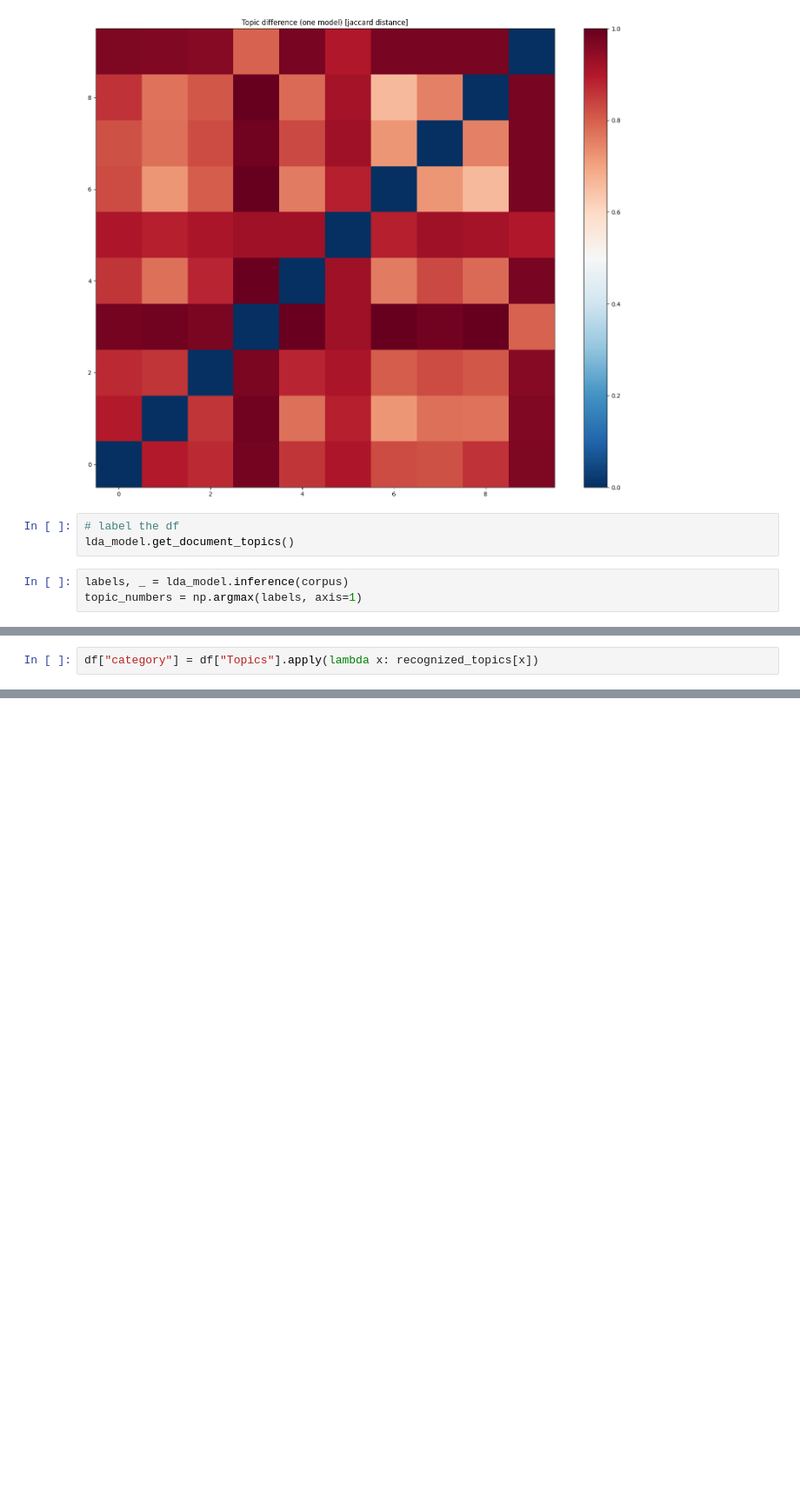
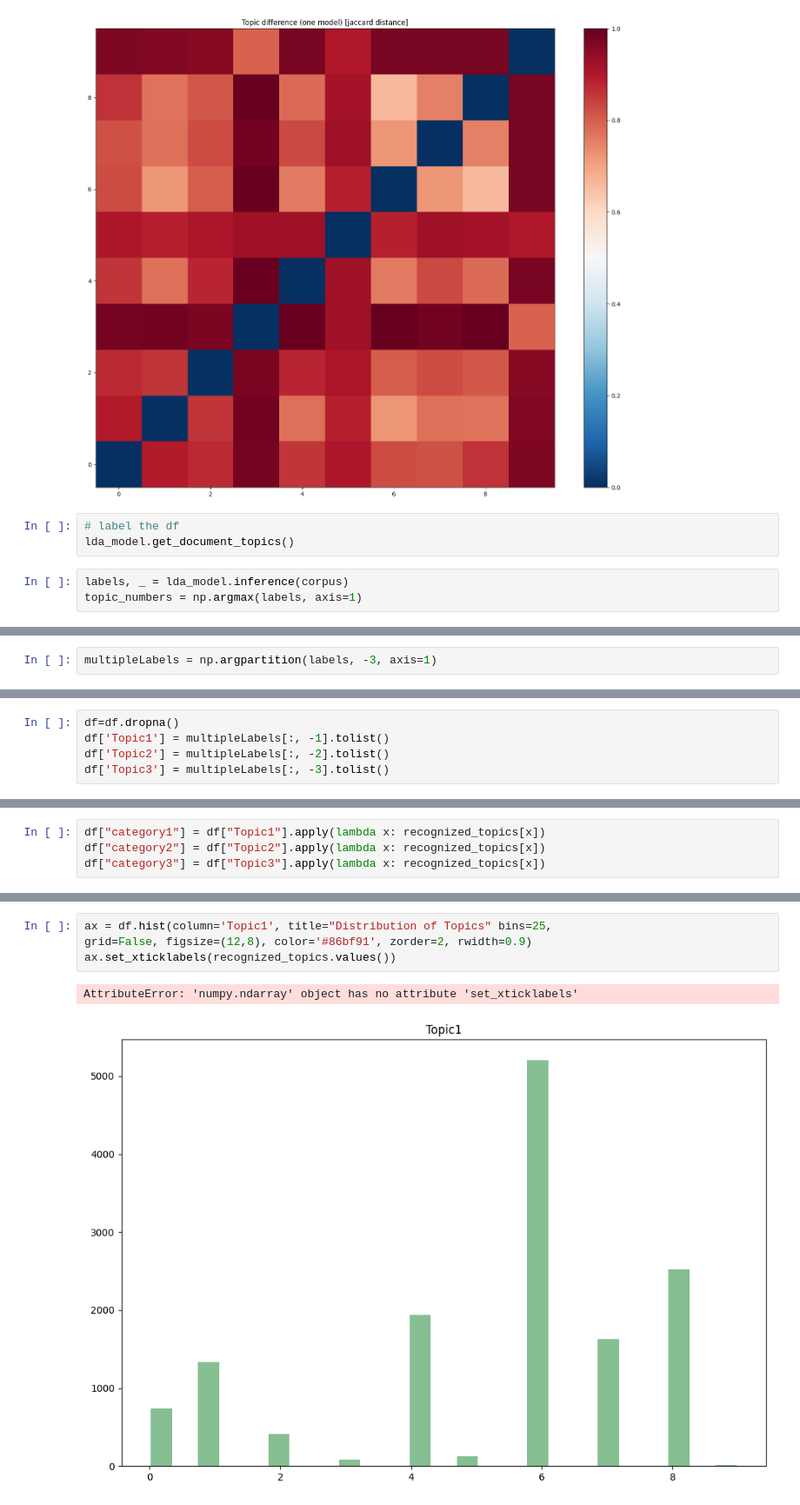
Before and after one commit to mojoee/03_UrbanDevelopmentTaiwan, a Jupyter notebook: LSAJOIN.ipynb, the cells around one changed output, grey strips where cells are left out. Shown at 87% size. Drawn from its saved outputs; the diff is of its cells as text; blank space fills up the shorter version.

```diff
--- a/LSAJOIN.ipynb
+++ b/LSAJOIN.ipynb
@@ -360,0 +362,2 @@ See the caveats in the documentation: https://pandas.pydata.org/pandas-docs/stab
+# %%
+multipleLabels = np.argpartition(labels, -3, axis=1)
@@ -361,3 +368,8 @@ See the caveats in the documentation: https://pandas.pydata.org/pandas-docs/stab
+# %%
+df=df.dropna()
+df['Topic1'] = multipleLabels[:, -1].tolist()
+df['Topic2'] = multipleLabels[:, -2].tolist()
+df['Topic3'] = multipleLabels[:, -3].tolist()
 # %%
 df.iloc[8]
 # %% [output]
@@ -380,3 +392 @@ Topics                                                               6
 Name: 9, dtype: object
-# %%
-df["category"] = df["Topics"].apply(lambda x: recognized_topics[x])
@@ -410 +393,5 @@ Name: 9, dtype: object
+# %%
+df["category1"] = df["Topic1"].apply(lambda x: recognized_topics[x])
+df["category2"] = df["Topic2"].apply(lambda x: recognized_topics[x])
+df["category3"] = df["Topic3"].apply(lambda x: recognized_topics[x])
 # %%
@@ -413,0 +420,7 @@ save_data(df, "./results/labeledData.csv")
+# %%
+ax = df.hist(column='Topic1', title="Distribution of Topics" bins=25,
+grid=False, figsize=(12,8), color='#86bf91', zorder=2, rwidth=0.9)
+ax.set_xticklabels(recognized_topics.values())
+# %% [output]
+AttributeError: 'numpy.ndarray' object has no attribute 'set_xticklabels'
+[figure, added]
```
Also changed, not shown: parts of 10 cells of this notebook, 3 other files.
